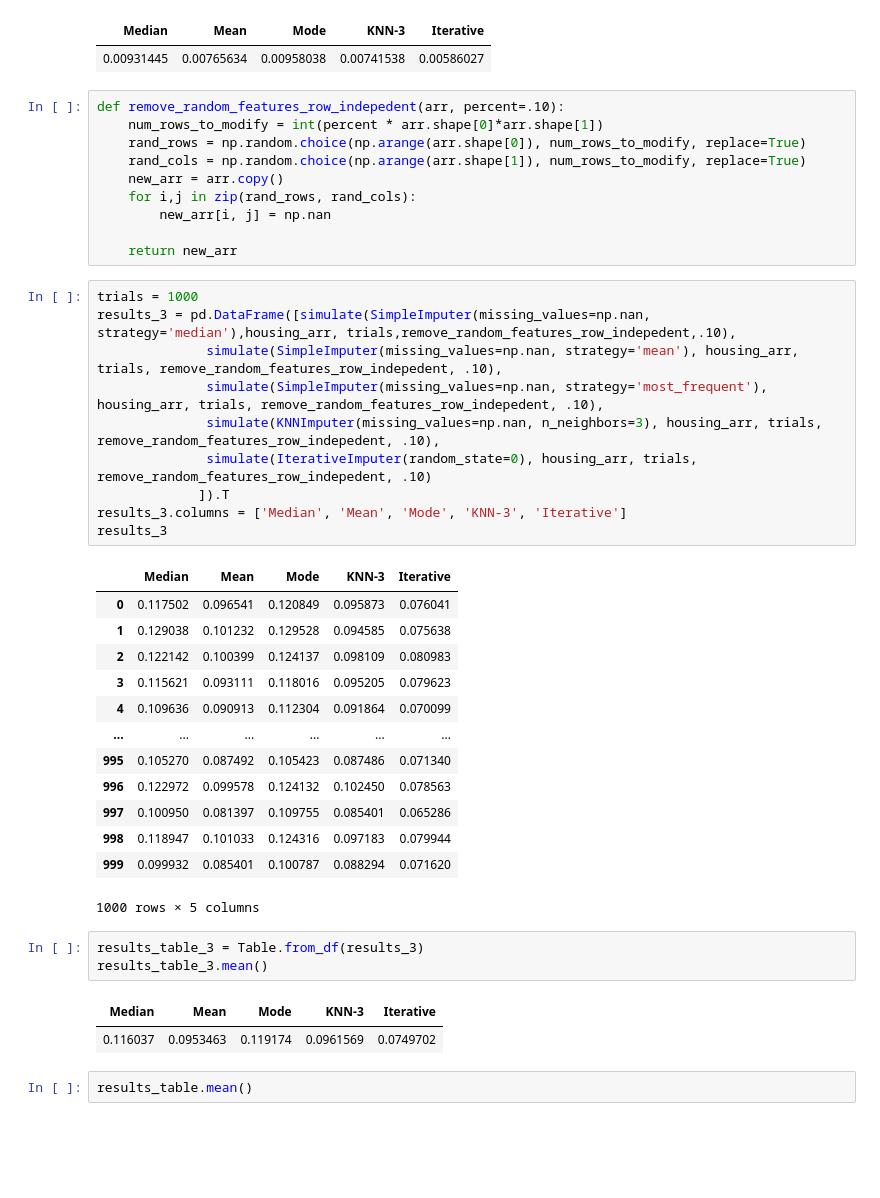
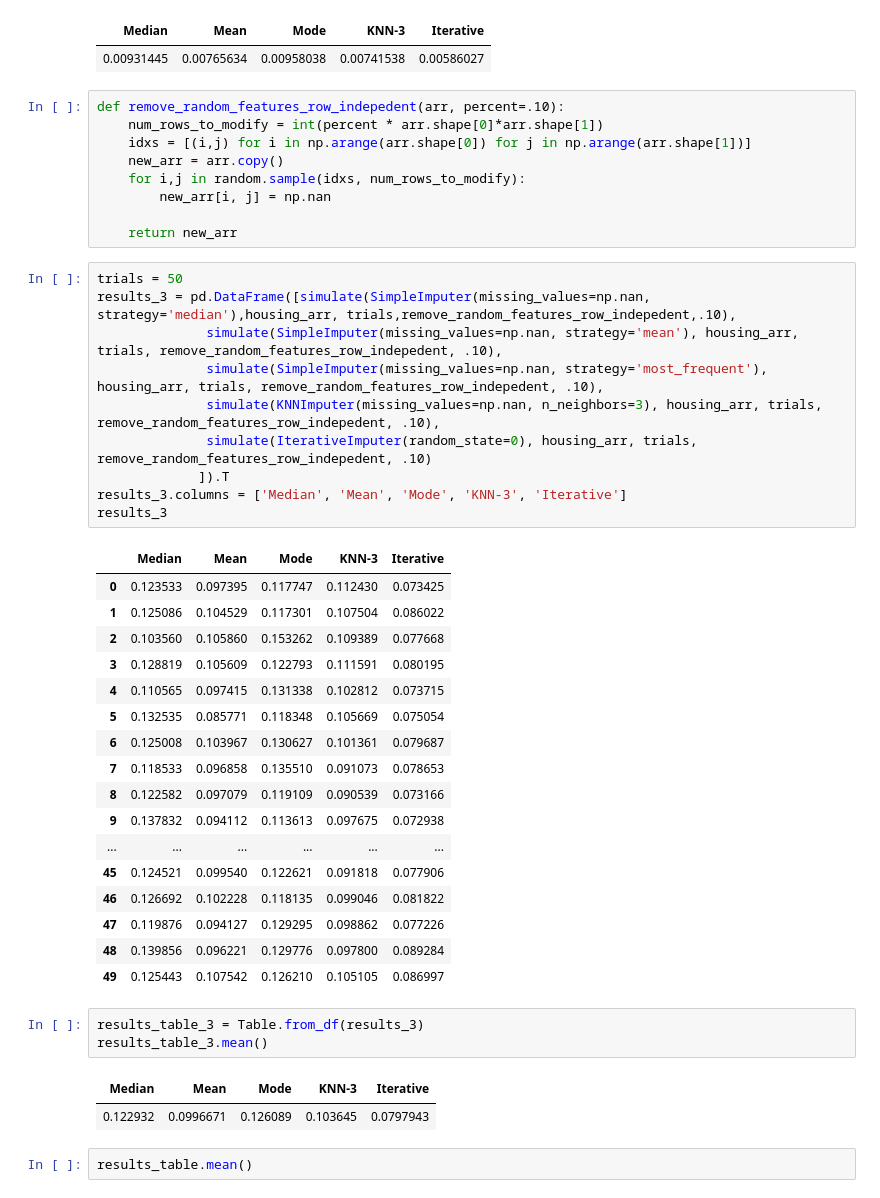
Before and after one commit to stephrb/COMP-562H-Project, a Jupyter notebook: COMP562H-Notebook.ipynb, the cells around one changed output. Saved outputs shown, nothing was run; the diff lists cells and outputs as text; blank space fills up the shorter version.

```diff
--- a/COMP562H-Notebook.ipynb
+++ b/COMP562H-Notebook.ipynb
@@ -306,43 +307,46 @@ results_table.mean()
 # %%
 def remove_random_features_row_indepedent(arr, percent=.10):
     num_rows_to_modify = int(percent * arr.shape[0]*arr.shape[1])
-    rand_rows = np.random.choice(np.arange(arr.shape[0]), num_rows_to_modify, replace=True)
-    rand_cols = np.random.choice(np.arange(arr.shape[1]), num_rows_to_modify, replace=True)
+    idxs = [(i,j) for i in np.arange(arr.shape[0]) for j in np.arange(arr.shape[1])]
     new_arr = arr.copy()
-    for i,j in zip(rand_rows, rand_cols):
+    for i,j in random.sample(idxs, num_rows_to_modify):
         new_arr[i, j] = np.nan
 
     return new_arr
 # %%
-trials = 1000
+trials = 50
 results_3 = pd.DataFrame([simulate(SimpleImputer(missing_values=np.nan, strategy='median'),housing_arr, trials,remove_random_features_row_indepedent,.10),
               simulate(SimpleImputer(missing_values=np.nan, strategy='mean'), housing_arr, trials, remove_random_features_row_indepedent, .10),
               simulate(SimpleImputer(missing_values=np.nan, strategy='most_frequent'), housing_arr, trials, remove_random_features_row_indepedent, .10),
               simulate(KNNImputer(missing_values=np.nan, n_neighbors=3), housing_arr, trials, remove_random_features_row_indepedent, .10),
               simulate(IterativeImputer(random_state=0), housing_arr, trials, remove_random_features_row_indepedent, .10)
              ]).T
 results_3.columns = ['Median', 'Mean', 'Mode', 'KNN-3', 'Iterative']
 results_3
 # %% [output]
 |  | Median | Mean | Mode | KNN-3 | Iterative |
-| 0 | 0.117502 | 0.096541 | 0.120849 | 0.095873 | 0.076041 |
-| 1 | 0.129038 | 0.101232 | 0.129528 | 0.094585 | 0.075638 |
-| 2 | 0.122142 | 0.100399 | 0.124137 | 0.098109 | 0.080983 |
-| 3 | 0.115621 | 0.093111 | 0.118016 | 0.095205 | 0.079623 |
-| 4 | 0.109636 | 0.090913 | 0.112304 | 0.091864 | 0.070099 |
+| 0 | 0.123533 | 0.097395 | 0.117747 | 0.112430 | 0.073425 |
+| 1 | 0.125086 | 0.104529 | 0.117301 | 0.107504 | 0.086022 |
+| 2 | 0.103560 | 0.105860 | 0.153262 | 0.109389 | 0.077668 |
+| 3 | 0.128819 | 0.105609 | 0.122793 | 0.111591 | 0.080195 |
+| 4 | 0.110565 | 0.097415 | 0.131338 | 0.102812 | 0.073715 |
+| 5 | 0.132535 | 0.085771 | 0.118348 | 0.105669 | 0.075054 |
+| 6 | 0.125008 | 0.103967 | 0.130627 | 0.101361 | 0.079687 |
+| 7 | 0.118533 | 0.096858 | 0.135510 | 0.091073 | 0.078653 |
+| 8 | 0.122582 | 0.097079 | 0.119109 | 0.090539 | 0.073166 |
+| 9 | 0.137832 | 0.094112 | 0.113613 | 0.097675 | 0.072938 |
 | ... | ... | ... | ... | ... | ... |
-| 995 | 0.105270 | 0.087492 | 0.105423 | 0.087486 | 0.071340 |
-| 996 | 0.122972 | 0.099578 | 0.124132 | 0.102450 | 0.078563 |
-| 997 | 0.100950 | 0.081397 | 0.109755 | 0.085401 | 0.065286 |
-| 998 | 0.118947 | 0.101033 | 0.124316 | 0.097183 | 0.079944 |
-| 999 | 0.099932 | 0.085401 | 0.100787 | 0.088294 | 0.071620 |
+| 45 | 0.124521 | 0.099540 | 0.122621 | 0.091818 | 0.077906 |
+| 46 | 0.126692 | 0.102228 | 0.118135 | 0.099046 | 0.081822 |
+| 47 | 0.119876 | 0.094127 | 0.129295 | 0.098862 | 0.077226 |
+| 48 | 0.139856 | 0.096221 | 0.129776 | 0.097800 | 0.089284 |
+| 49 | 0.125443 | 0.107542 | 0.126210 | 0.105105 | 0.086997 |
-1000 rows × 5 columns
 # %%
 results_table_3 = Table.from_df(results_3)
 results_table_3.mean()
 # %% [output]
 | Median | Mean | Mode | KNN-3 | Iterative |
-| 0.116037 | 0.0953463 | 0.119174 | 0.0961569 | 0.0749702 |
+| 0.122932 | 0.0996671 | 0.126089 | 0.103645 | 0.0797943 |
 # %%
 results_table.mean()
 # %% [output]
```
Also changed, not shown: parts of 1 cell of this notebook, 1 other file.
